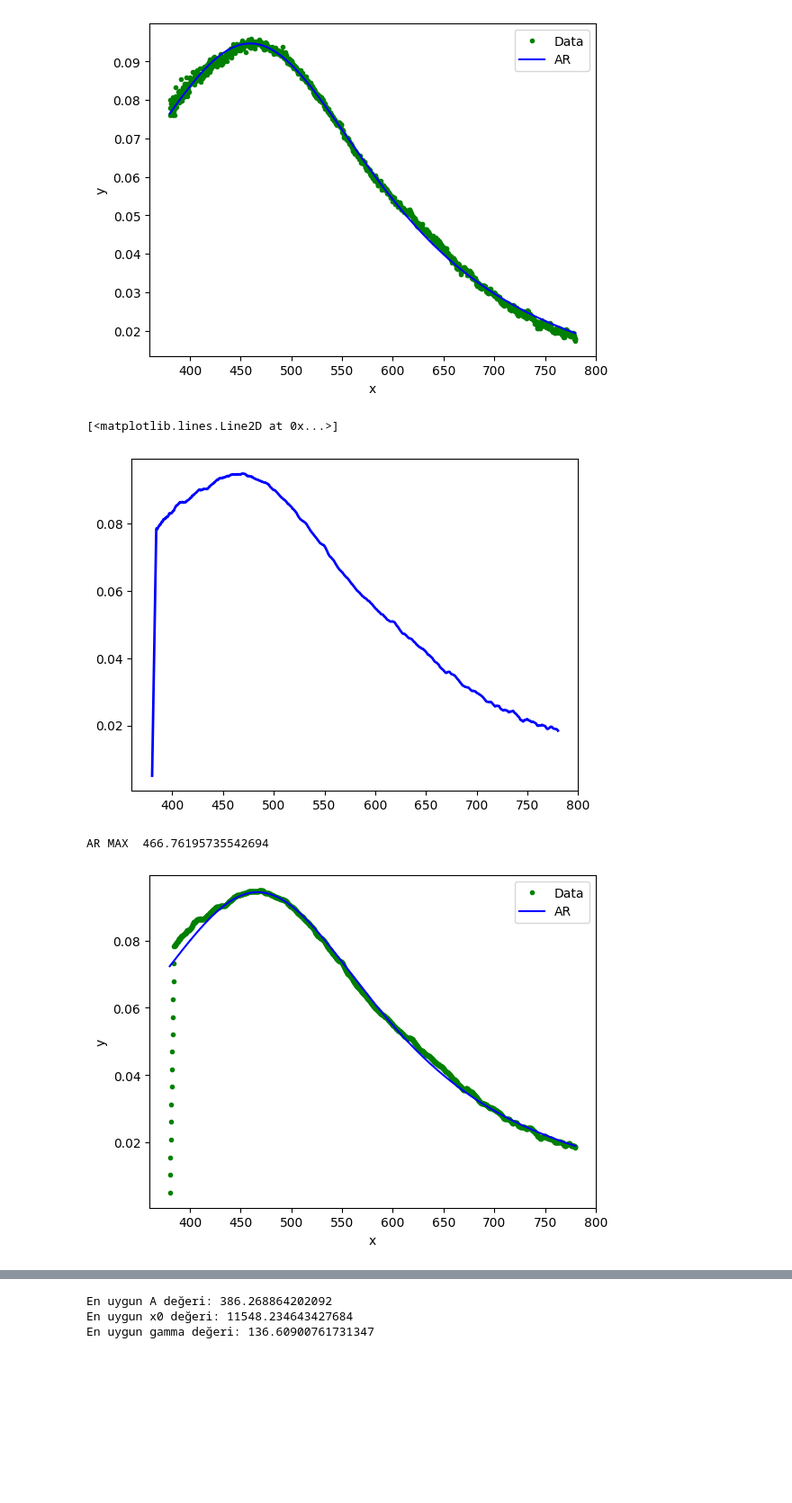
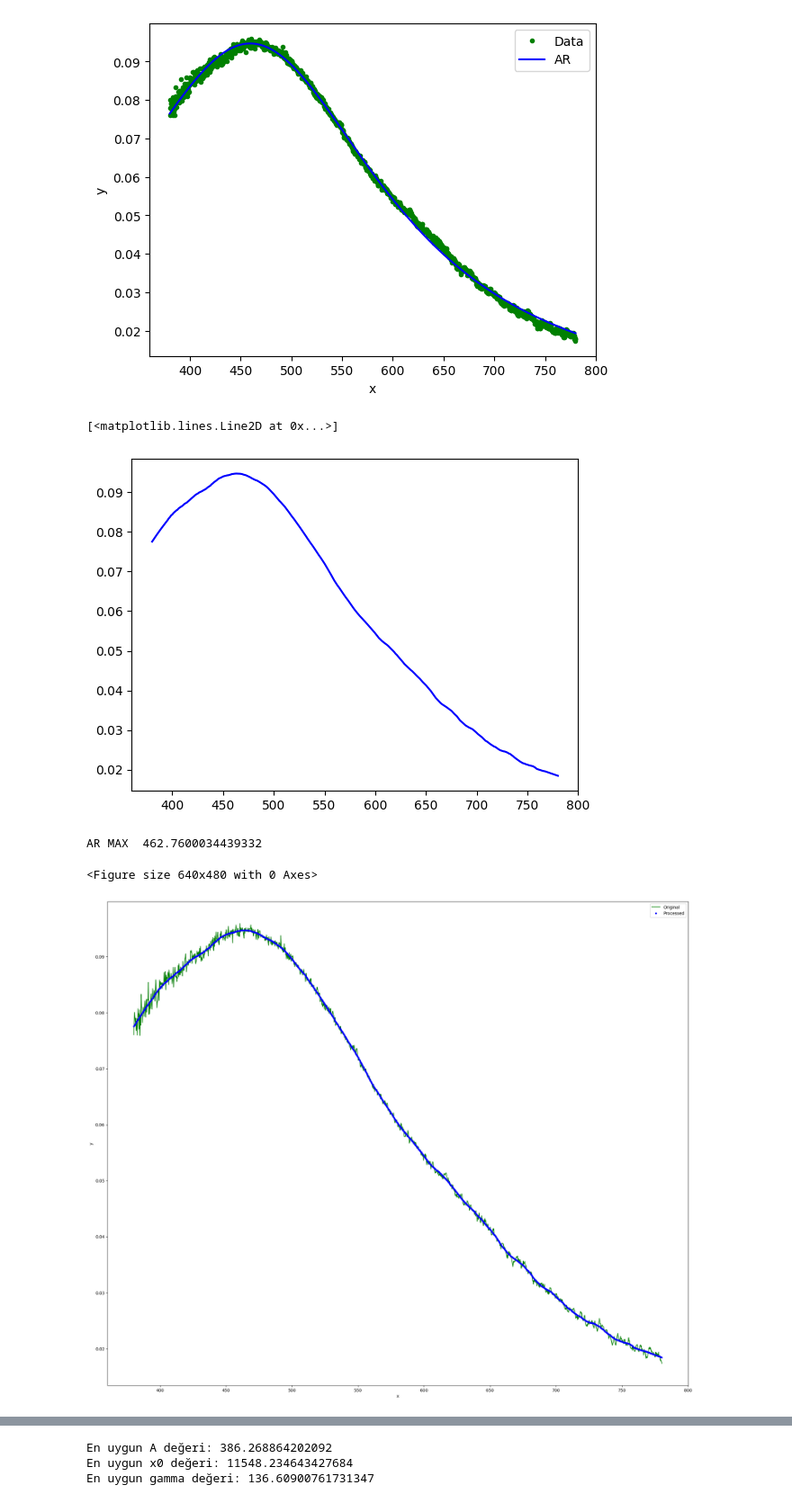
Before and after one commit to HarunSMetin/Tubitak_TEYDEB_Project, a Jupyter notebook: Untitled.ipynb, the cells around one changed output, grey strips where cells are left out. Shown at 90% size. Drawn from its saved outputs; the diff is of its cells as text; code cells hidden in the pictures; blank space fills up the shorter version.

```diff
--- a/Untitled.ipynb
+++ b/Untitled.ipynb
@@ -70,13 +70,9 @@ plt.show()
 AR MAX  459.61274519339827
 [figure]
 # %%
-from scipy.signal import lfilter
 
-n = 15  # the larger n is, the smoother curve will be
-b = [1.0 / n] * n
-a = 1
-yy = lfilter(b, a, y_data)
-plt.plot(x, yy, linewidth=2, linestyle="-", c="b")  # smooth by filter
+from scipy.signal import savgol_filter
+yy = savgol_filter(y_data, 101, 2)
 # %% [output]
 [<matplotlib.lines.Line2D at 0x...>]
-[figure, old version]
+[figure, new version]
@@ -89,15 +79,17 @@ y_fit = lorentzian(x, *fit_params)
 # %%
-print("AR MAX ",df.NM.iloc[y_fit.argmax()])
+print("AR MAX ",df.NM.iloc[yy.argmax()])
 
 # Plot the data and the fitted curve
 plt.figure()
-plt.plot(x, yy, 'g.', label='Data')
-plt.plot(x, y_fit, 'b', label='AR')
+plt.figure(figsize=(25,21))
+plt.plot(x, y_data, 'g', label='Original')
+plt.plot(x, yy, 'b.', label='Processed')
 
 plt.xlabel('x')
 plt.ylabel('y')
 plt.legend()
 plt.show()
 # %% [output]
-AR MAX  466.76195735542694
+AR MAX  462.7600034439332
+<Figure size 640x480 with 0 Axes>
-[figure, old version]
+[figure, new version]
```
Also changed, not shown: parts of 3 cells of this notebook, 4 other files.
